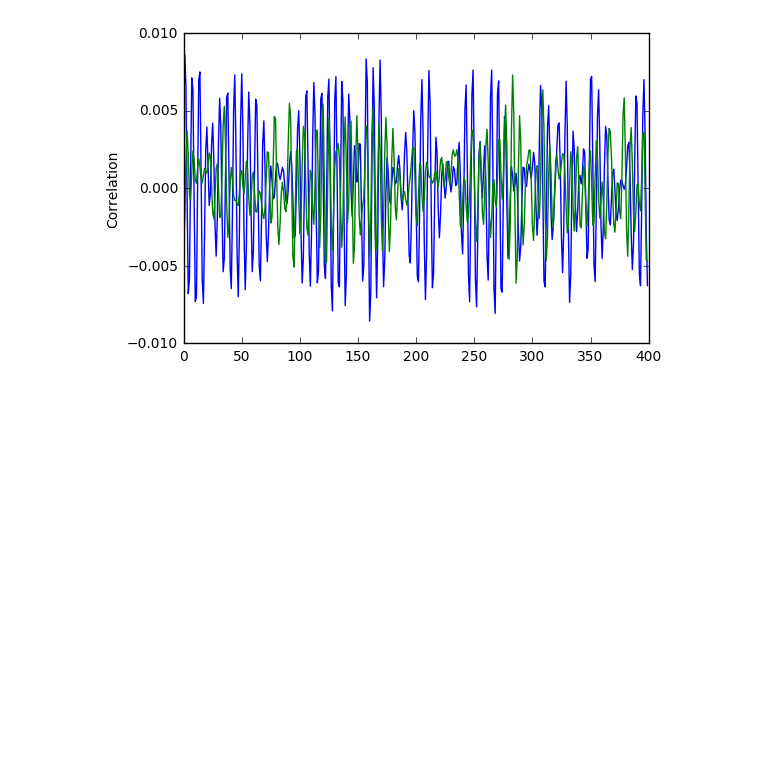
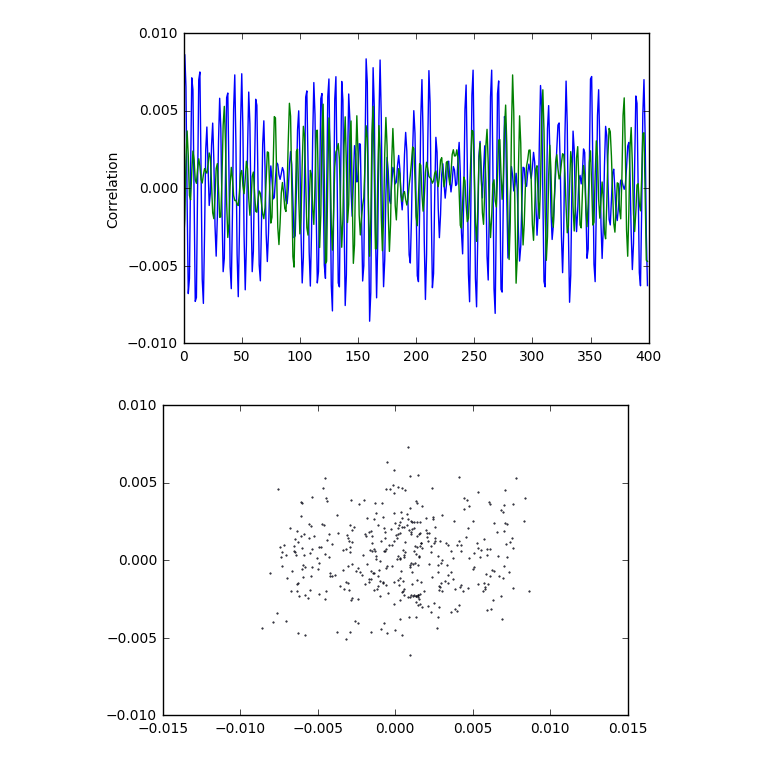
Before and after one commit to abhisheietk/correlate, a Jupyter notebook: Untitled4.ipynb, the cells around one changed output. Drawn from its saved outputs; the diff is of its cells as text; code cells hidden in the pictures; blank space fills up the shorter version.

```diff
--- a/Untitled4.ipynb
+++ b/Untitled4.ipynb
@@ -140,16 +140,17 @@ def filter_interest(corr, sweep, thld):
     plt.show()
     return np.array(sorted(list(set(newsweep))))
 # %%
-a = MData[:400000]
-b = SData[:400000]
+a = filterDC(MData) #[0:100000]
+b = filterDC(SData)
 thld = [0.09, 0.06, 0.035, 0.001, 0.001, 0.001, 0.001]
 #block = np.array(range(0, int(len(b)/windowsize)), dtype=np.int)
 # %%
 windowsize0 = 2*1024
 block = np.array(range(0, 5), dtype=np.int)
 sweep = np.array(range(len(a)-windowsize0), dtype=np.int)
+corr = []
 i = 0
-for i in range(7):
+for i in range(5):
     print(len(sweep))
     windowsize = windowsize0*(2**i)
     print('windowsize :', windowsize)
@@ -247,3 +239,8 @@ plt.show()
 # %% [output]
 857
 [figure]
+# %%
+plt.scatter(a[:400], b[shift:400+shift], s=1, marker='.') #s=1, c=1, alpha=0.5) #plot(sweep, corr)
+plt.show()
+# %% [output]
+[figure, added]
```
Also changed, not shown: parts of 7 cells of this notebook, 1 other file.
